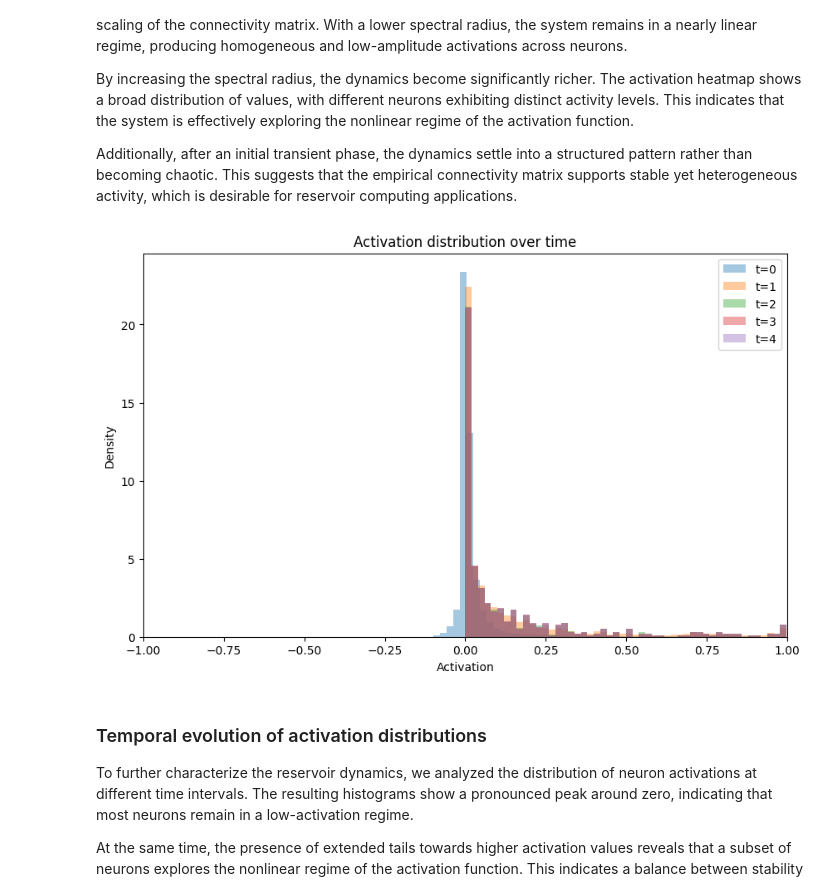
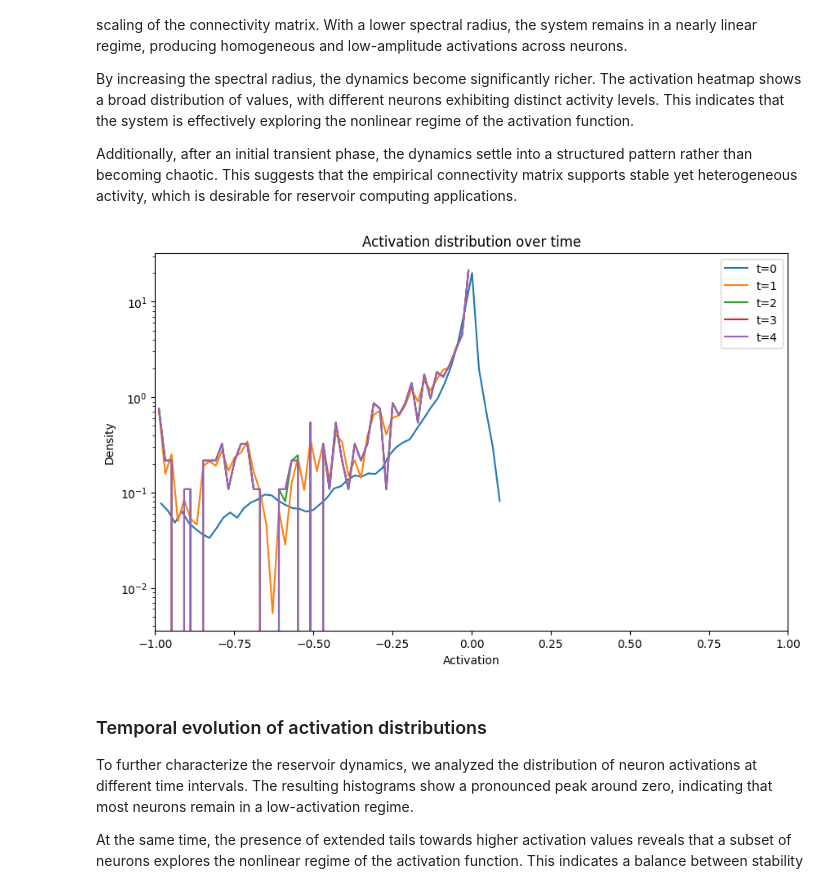
Before and after one commit to bs-machinelearning/reservoir-computing-research, a Jupyter notebook: hcp/Giusi_Scozzi_exploration.ipynb, the cells around one changed output. Cells and saved outputs as stored; diff of their text form; code cells hidden in the pictures.

```diff
--- a/hcp/Giusi_Scozzi_exploration.ipynb
+++ b/hcp/Giusi_Scozzi_exploration.ipynb
@@ -8,5 +9,5 @@ import numpy as np
 # %%
-file = Path("data/data:repeated_10_scale_250/repeated_10_scale_250/123824_repeated10_scale250.graphml")
+file = Path("../data/repeated_10_scale_250/123824_repeated10_scale250.graphml")
 # %%
 node_num_cols = [
     "dn_position_x", "dn_position_y", "dn_position_z", "dn_correspondence_id"
@@ -252,32 +276,29 @@ Additionally, after an initial transient phase, the dynamics settle into a struc
 # %%
 n_slices = 5
 slice_size = len(traj) // n_slices
 
-plt.figure(figsize=(10,6))
+plt.figure(figsize=(10, 6))
 
 for i in range(n_slices):
     start = i * slice_size
     end = (i + 1) * slice_size
 
     data = traj[start:end].flatten()
 
-    plt.hist(
-        data,
-        bins=50,
-        density=True,
-        alpha=0.4,
-        label=f"t={i}"
-    )
+    counts, bin_edges = np.histogram(data, bins=50, density=True)
+    bin_centers = 0.5 * (bin_edges[:-1] + bin_edges[1:])
+
+    plt.plot(bin_centers, counts, label=f"t={i}")
 
 plt.xlabel("Activation")
 plt.ylabel("Density")
+plt.yscale("log")
 plt.title("Activation distribution over time")
 plt.xlim(-1, 1)
 plt.legend()
-
 plt.show()
 # %% [output]
-[figure, old version]
+[figure, new version]
 # %% [markdown]
 ### Temporal evolution of activation distributions
 
```
Also changed, not shown: parts of 7 cells of this notebook, 3 other files.
